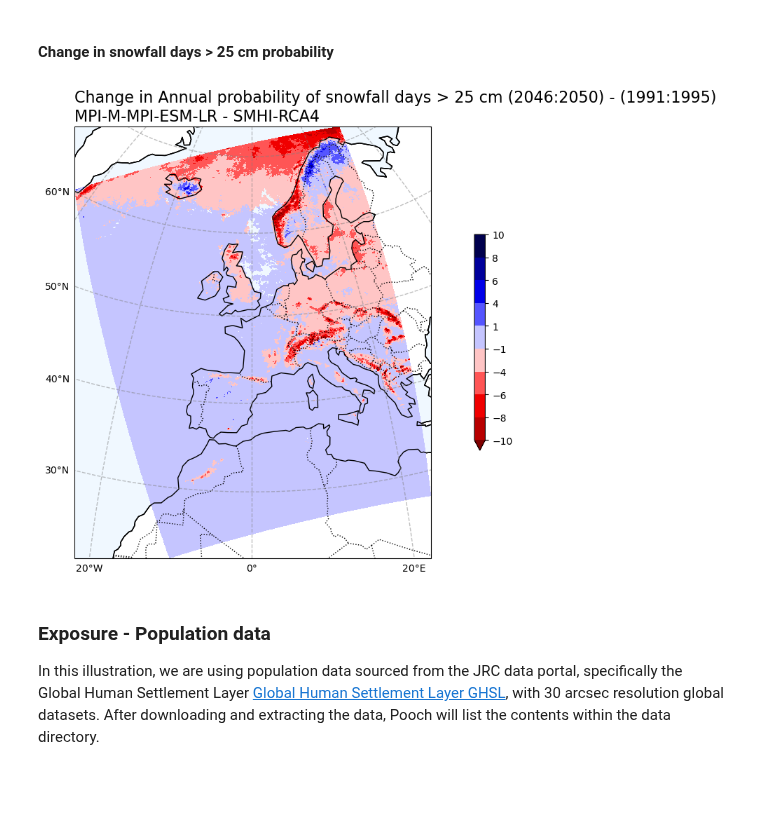
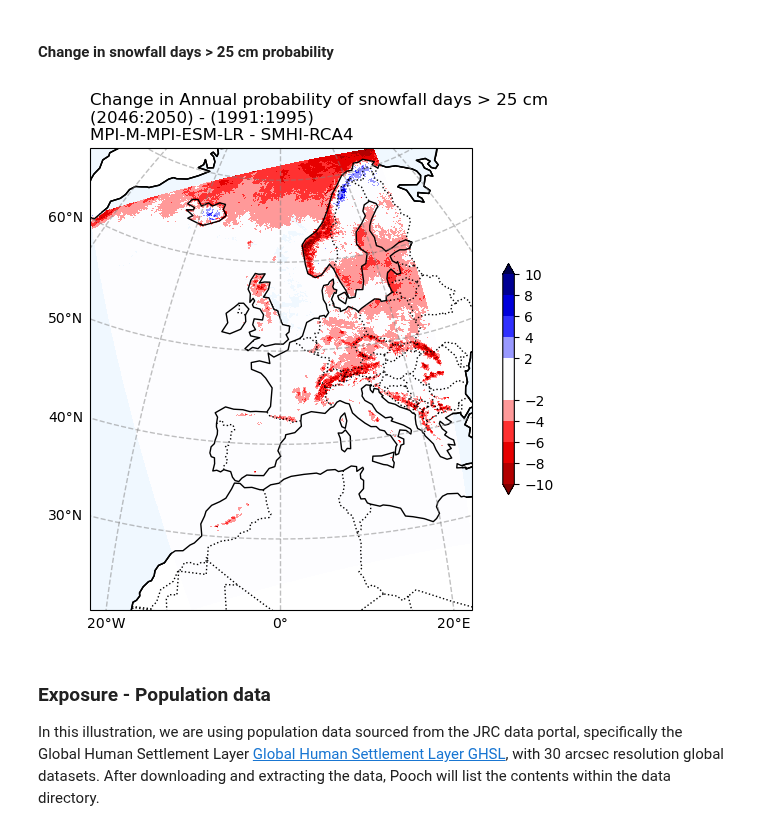
Before and after one commit to CLIMAAX/SNOW, a Jupyter notebook: 01_Heavy_snowfall_and_blizzards/Risk_assessment_SNOW_BLIZZARDS.ipynb, the cells around one changed output. Drawn from its saved outputs; the diff is of its cells as text; code cells hidden in the pictures; blank space fills up the shorter version.

```diff
--- a/01_Heavy_snowfall_and_blizzards/Risk_assessment_SNOW_BLIZZARDS.ipynb
+++ b/01_Heavy_snowfall_and_blizzards/Risk_assessment_SNOW_BLIZZARDS.ipynb
@@ -334,20 +336,17 @@ plot_map_CORDEX(var1, V1_p_levels, V1_cmap, Tit1, V1_cb_tit,fileout)
 # %% [markdown]
 #### Change in snowfall days > 25 cm probability
-# %%
-# Plot change in Annual probability of snowfall exceeding 25 cm
-var1 = snow25Prob_annual_mean_change.snow_days
-V1_p_levels = [-10, -8, -6, -4, -1, 1, 4, 6, 8, 10]
-V1_cmap = 'seismic_r'
-
-Tit1 = f'Change in Annual probability of snowfall days > 25 cm ({RCP_start_year}:{RCP_end_year}) - ({Hist_start_year}:{Hist_end_year}) \n{gcm_model_Name} - {rcm_model_Name}'
-
-V1_cb_tit = ' '
-fileout = os.path.join(plot_dir, f'Chan_Ann_prob_snow_days_25_CORDEX_{gcm_model_Name}_{rcm_model_Name}_{RCP_experiment_in1}_{ensemble_member_in}_{RCP_start_year}_{RCP_end_year}.png')
-
-
-plot_map_CORDEX(var1, V1_p_levels, V1_cmap, Tit1, V1_cb_tit,fileout)
-# %% [output]
-[figure, removed]
+# %%
+fig, ax = make_map(
+    'Change in Annual probability of snowfall days > 25 cm\n'
+    f'({RCP_start_year}:{RCP_end_year}) - ({Hist_start_year}:{Hist_end_year})\n'
+    f'{gcm_model_Name} - {rcm_model_Name}'
+)
+
+plot_change(ax, snow25Prob_annual_mean_change, max_level=10.)
+
+fig.savefig(os.path.join(plot_dir, f'Chan_Ann_prob_snow_days_25_CORDEX_{cordex_suffix_fur}.png'))
+# %% [output]
+[figure, added]
 # %% [markdown]
 ### Exposure - Population data
 
```
Also changed, not shown: parts of 9 cells of this notebook.
